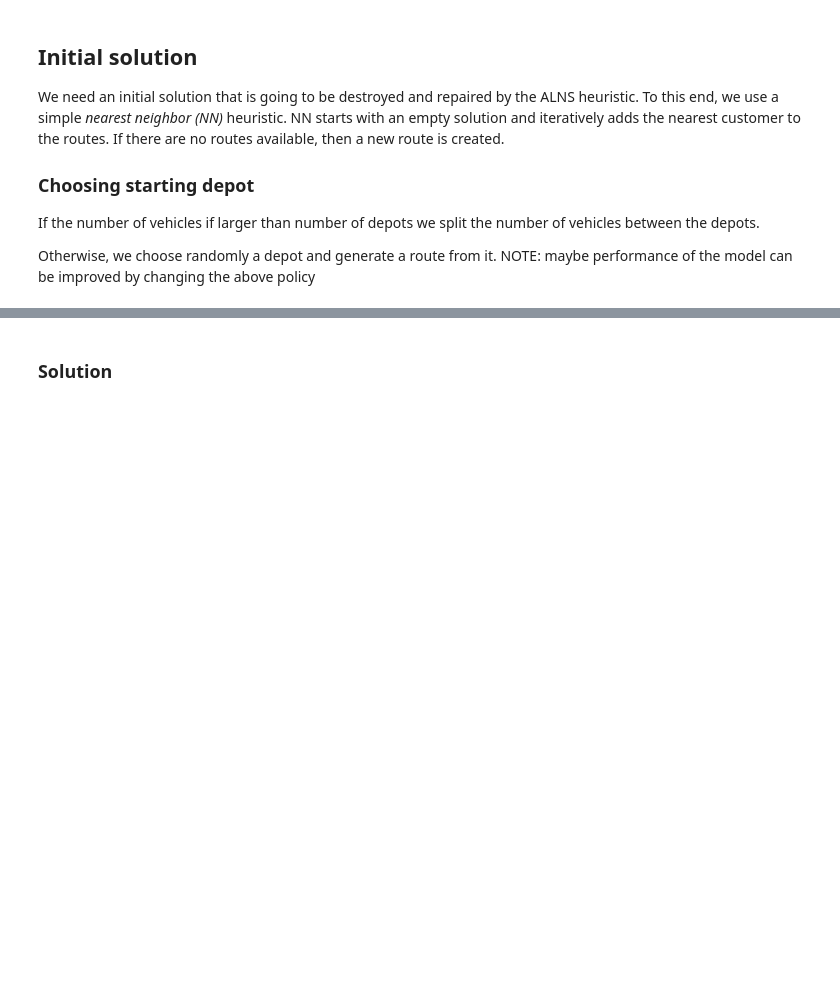
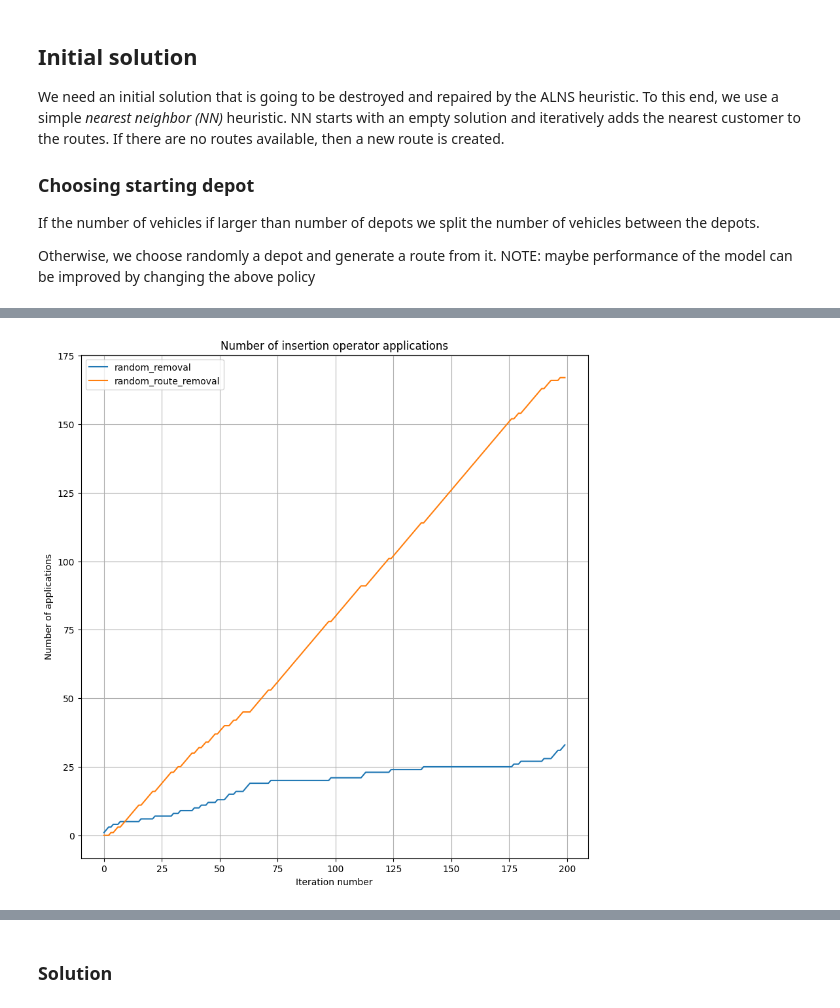
Before and after one commit to pettepiero/Dial-a-ride, a Jupyter notebook: cvrptw/wang-2024.ipynb, the cells around one changed output, grey strips where cells are left out. Saved outputs shown, nothing was run; the diff lists cells and outputs as text; code cells hidden in the pictures; blank space fills up the shorter version.

```diff
--- a/cvrptw/wang-2024.ipynb
+++ b/cvrptw/wang-2024.ipynb
@@ -201,19 +303,27 @@ plt.show()
+# %%
+repair_operators_log_array = np.zeros(
+    shape=(len(r_operators_log), len(r_operators)), dtype=int
+)
+for i, op in enumerate(r_operators_log):
+    repair_operators_log_array[i, op] += 1
+repair_operators_log_array = np.cumsum(repair_operators_log_array, axis=0)
 # %%
-operators = tuple([op[0] for op in alns.repair_operators])
-print(operators)
-cumulative_sums = np.cumsum(r_operators_log, axis=0)  # Plot each column
-rows = np.arange(r_operators_log.shape[0])
+rows = np.arange(repair_operators_log_array.shape[0])
 fig, ax = plt.subplots(figsize=(10, 10))
-for col_idx in range(r_operators_log.shape[1] - 1):
-    plt.plot(rows, cumulative_sums[:, col_idx], label=f"{operators[col_idx]}")
+for col_idx in range(repair_operators_log_array.shape[1]):
+    plt.plot(
+        rows, repair_operators_log_array[:, col_idx], label=f"{d_operators[col_idx]}"
+    )
 
 # Customize plot
 plt.xlabel("Iteration number")
-plt.ylabel("Number of insertions")
-plt.title("Number of insertions by insertion operator")
+plt.ylabel("Number of applications")
+plt.title("Number of insertion operator applications")
 plt.legend()
 plt.grid(True)
 plt.show()
+# %% [output]
+[figure, added]
 # %%
 results_df = pd.DataFrame(result.statistics.repair_operator_counts)
 print(results_df)
```
Also changed, not shown: parts of 30 cells of this notebook.
